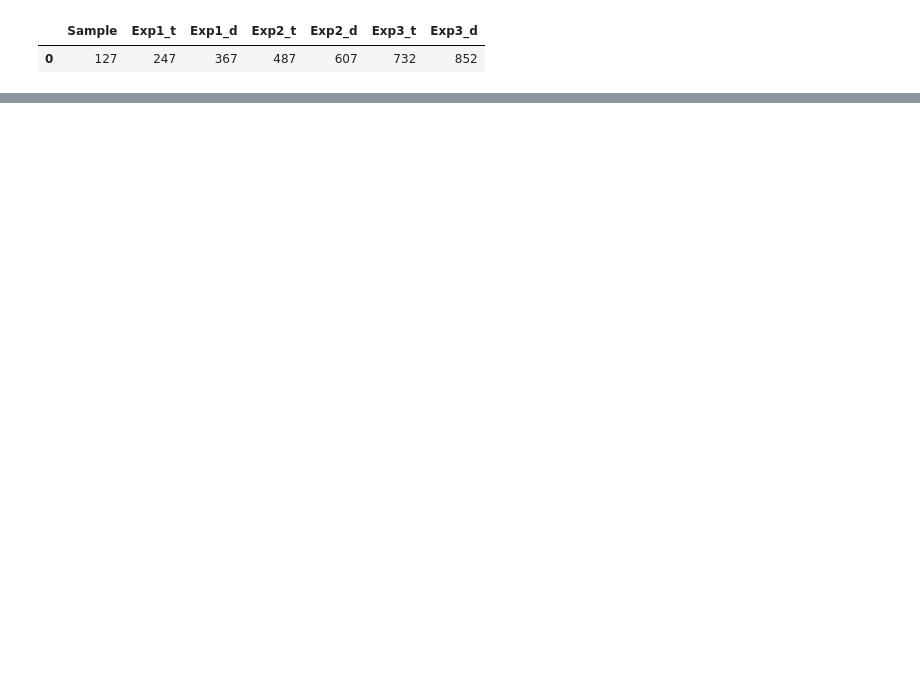
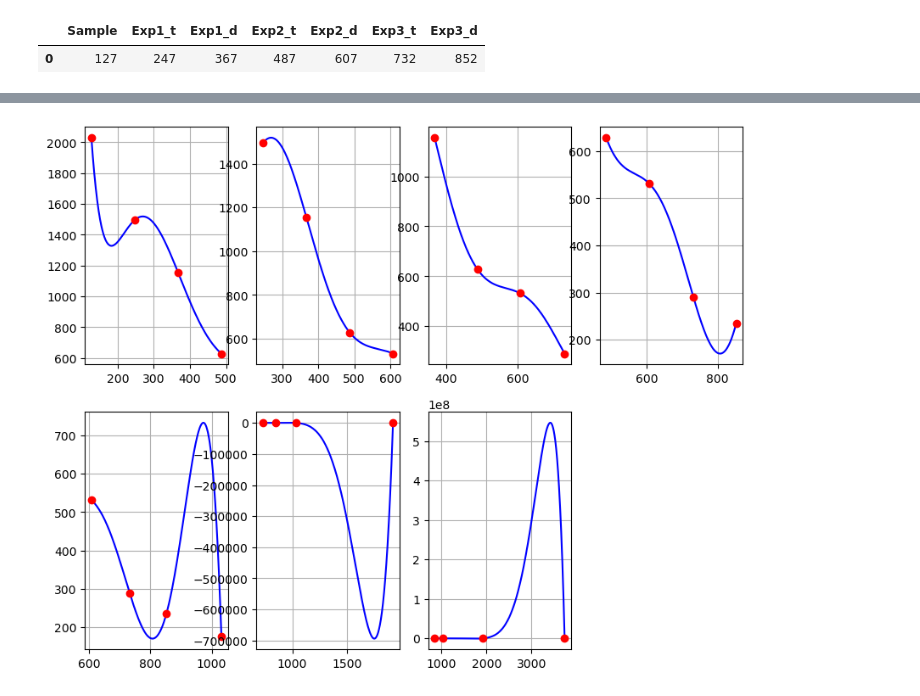
Before and after one commit to muthuganeshece/MLProjects, a Jupyter notebook: LIDAR/Notebook/TargetInterpolation.ipynb, the cells around one changed output, grey strips where cells are left out. Cells and saved outputs as stored; diff of their text form; code cells hidden in the pictures; blank space fills up the shorter version.

```diff
--- a/LIDAR/Notebook/TargetInterpolation.ipynb
+++ b/LIDAR/Notebook/TargetInterpolation.ipynb
@@ -18,0 +40,5 @@ df_exp.head()
+# %%
+# 4 Point Interpolation
+LagrangeInterpolation(Exp1_time, Exp1_data)
+# %% [output]
+[figure, added]
```
Also changed, not shown: parts of 10 cells of this notebook.
